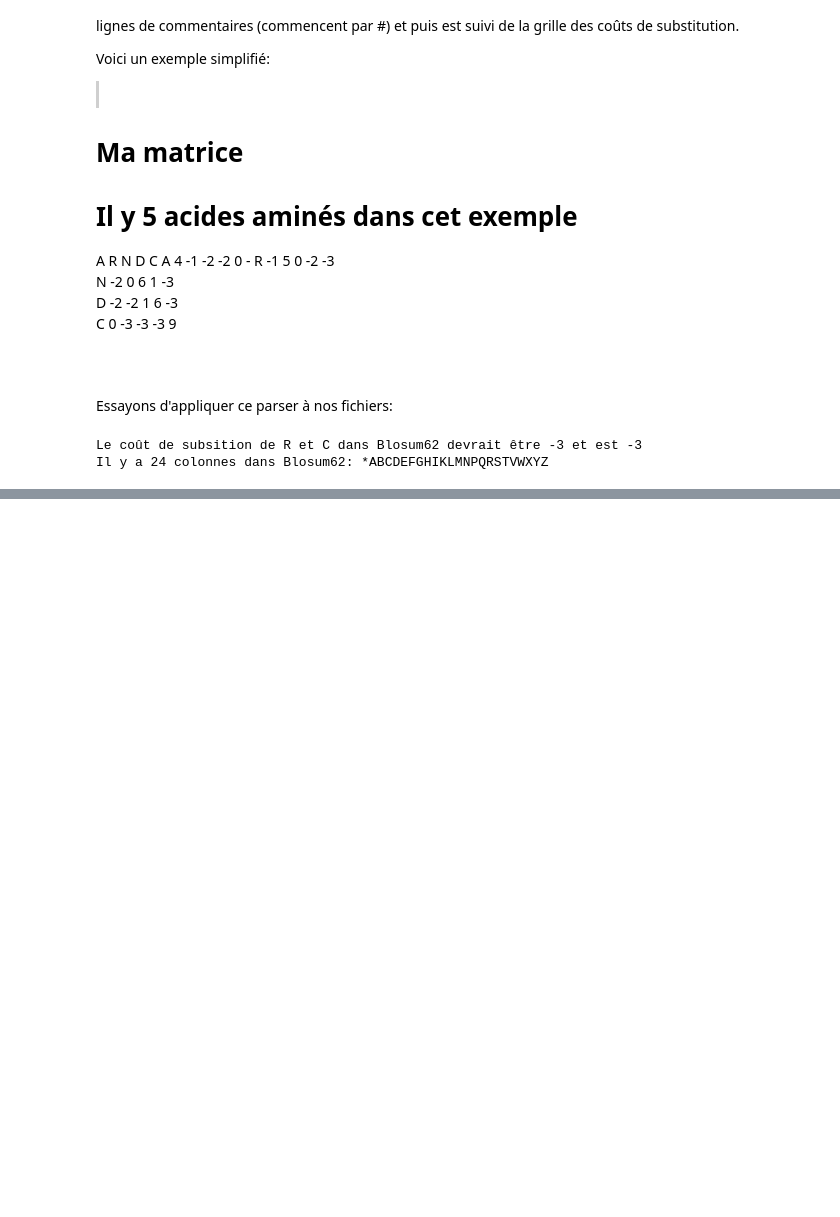
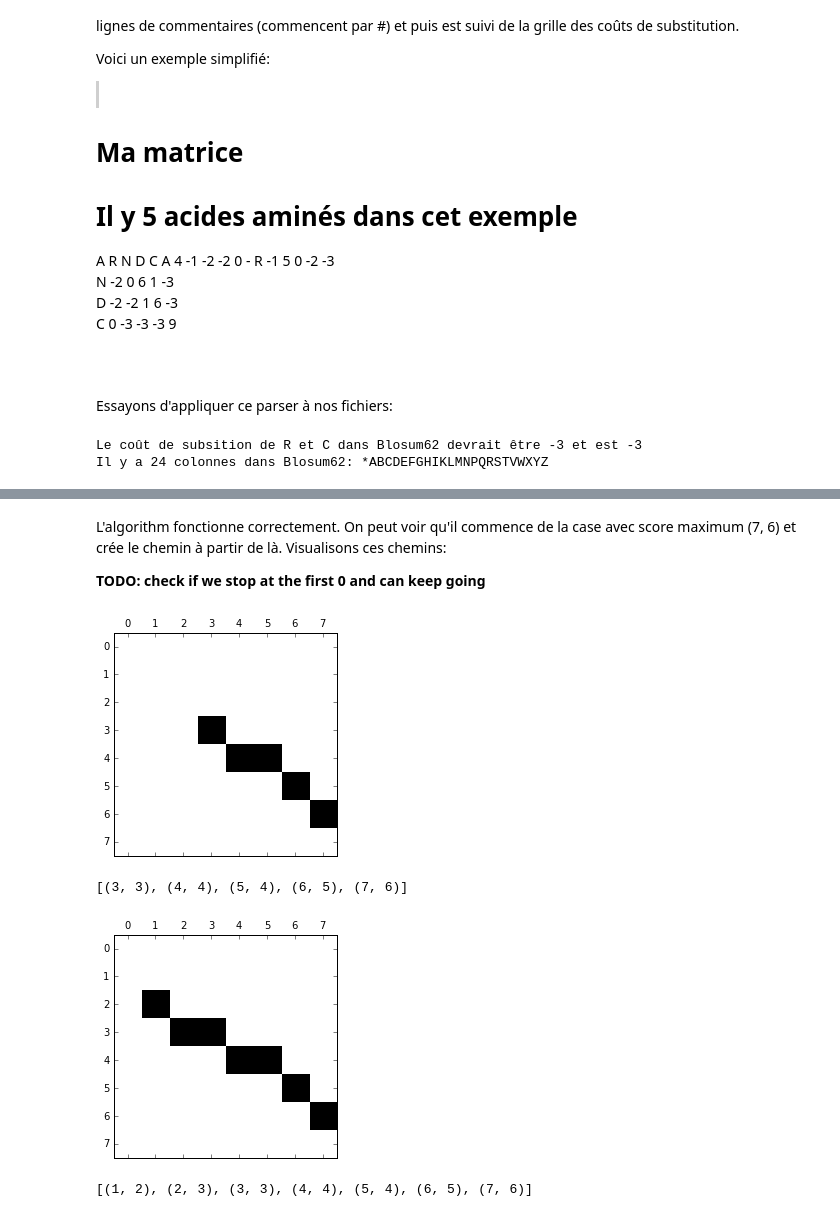
Before and after one commit to bonaert/bioinformatics, a Jupyter notebook: Report.ipynb, the cells around one changed output, grey strips where cells are left out. Cells and saved outputs as stored; diff of their text form; code cells hidden in the pictures; blank space fills up the shorter version.

```diff
--- a/Report.ipynb
+++ b/Report.ipynb
@@ -485,0 +676,13 @@ PLPPGWEERQDILGRTYYVNHESRRTQWKRP
+# %% [markdown]
+L'algorithm fonctionne correctement. On peut voir qu'il commence de la case avec score maximum (7, 6) et crée le chemin à partir de là. Visualisons ces chemins:
+
+**TODO: check if we stop at the first 0 and can keep going**
+# %%
+for path in paths:
+    showPath(path, scoreMatrix)
+    print(path)
+# %% [output]
+[figure, added]
+[(3, 3), (4, 4), (5, 4), (6, 5), (7, 6)]
+[figure, added]
+[(1, 2), (2, 3), (3, 3), (4, 4), (5, 4), (6, 5), (7, 6)]
```
Also changed, not shown: parts of 45 cells of this notebook, 5 other files.
